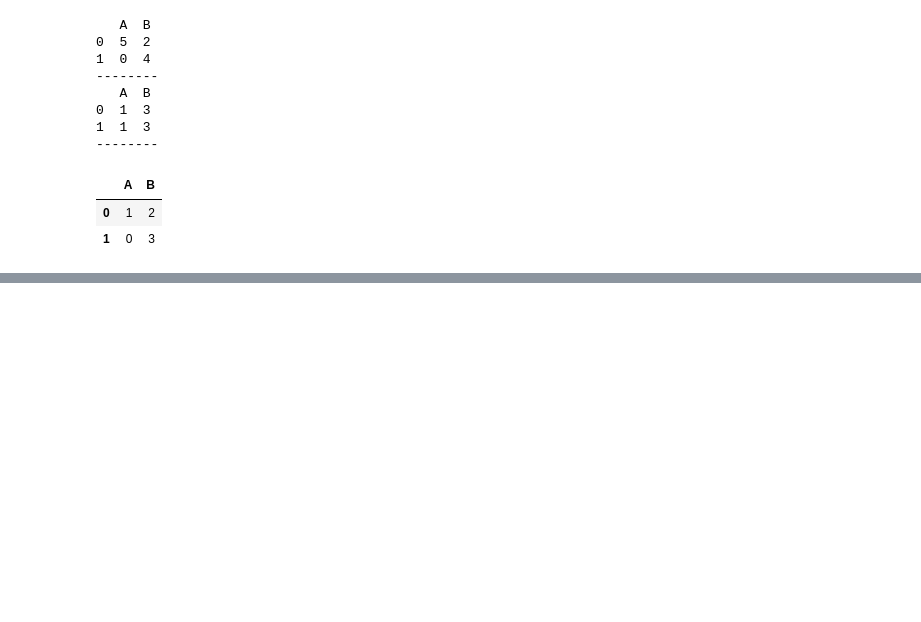
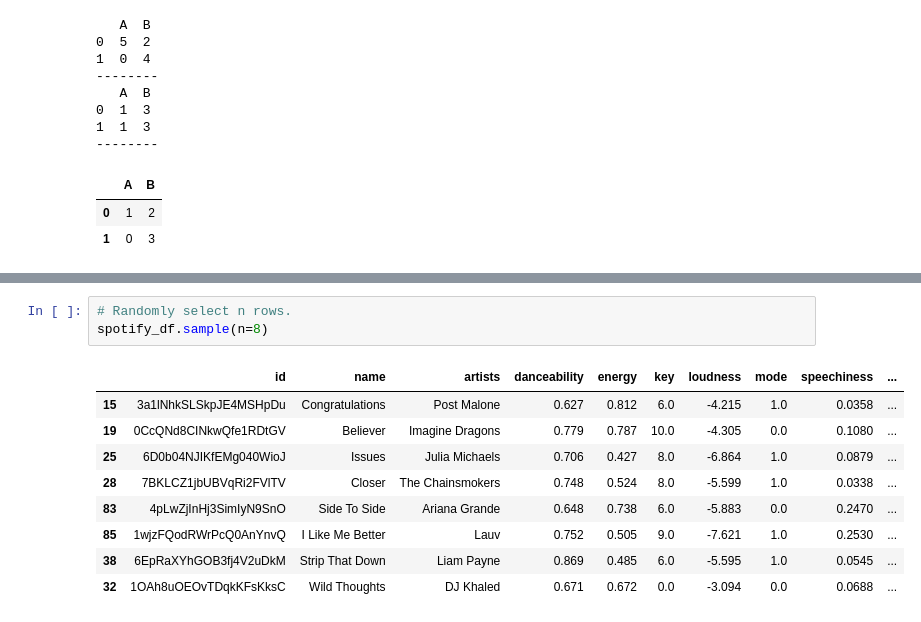
Before and after one commit to VLieberg/Python-Basics-Coding, a Jupyter notebook: notebooks/Pandas Tutorial.ipynb, the cells around one changed output, grey strips where cells are left out. Saved outputs shown, nothing was run; the diff lists cells and outputs as text; blank space fills up the shorter version.

```diff
--- a/notebooks/Pandas Tutorial.ipynb
+++ b/notebooks/Pandas Tutorial.ipynb
@@ -477,0 +815,13 @@ df1.combine(df2, np.minimum)
+# %%
+# Randomly select n rows.
+spotify_df.sample(n=8)
+# %% [output]
+|  | id | name | artists | danceability | energy | key | loudness | mode | speechiness | ... |
+| 15 | 3a1lNhkSLSkpJE4MSHpDu | Congratulations | Post Malone | 0.627 | 0.812 | 6.0 | -4.215 | 1.0 | 0.0358 | ... |
+| 19 | 0CcQNd8CINkwQfe1RDtGV | Believer | Imagine Dragons | 0.779 | 0.787 | 10.0 | -4.305 | 0.0 | 0.1080 | ... |
+| 25 | 6D0b04NJIKfEMg040WioJ | Issues | Julia Michaels | 0.706 | 0.427 | 8.0 | -6.864 | 1.0 | 0.0879 | ... |
+| 28 | 7BKLCZ1jbUBVqRi2FVlTV | Closer | The Chainsmokers | 0.748 | 0.524 | 8.0 | -5.599 | 1.0 | 0.0338 | ... |
+| 83 | 4pLwZjInHj3SimIyN9SnO | Side To Side | Ariana Grande | 0.648 | 0.738 | 6.0 | -5.883 | 0.0 | 0.2470 | ... |
+| 85 | 1wjzFQodRWrPcQ0AnYnvQ | I Like Me Better | Lauv | 0.752 | 0.505 | 9.0 | -7.621 | 1.0 | 0.2530 | ... |
+| 38 | 6EpRaXYhGOB3fj4V2uDkM | Strip That Down | Liam Payne | 0.869 | 0.485 | 6.0 | -5.595 | 1.0 | 0.0545 | ... |
+| 32 | 1OAh8uOEOvTDqkKFsKksC | Wild Thoughts | DJ Khaled | 0.671 | 0.672 | 0.0 | -3.094 | 0.0 | 0.0688 | ... |
```
Also changed, not shown: parts of 65 cells of this notebook.
